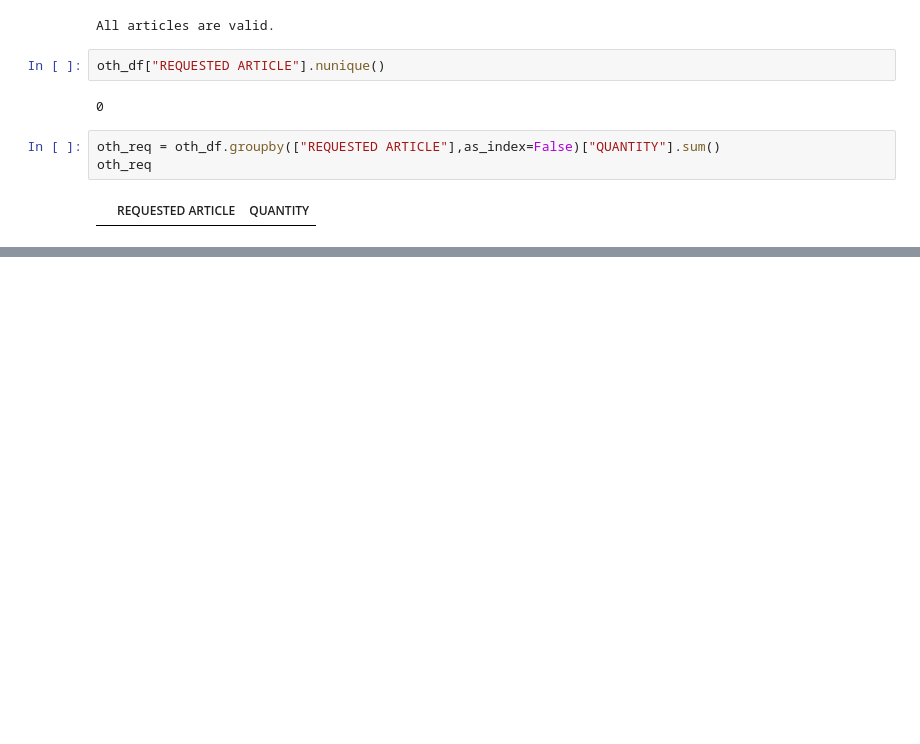
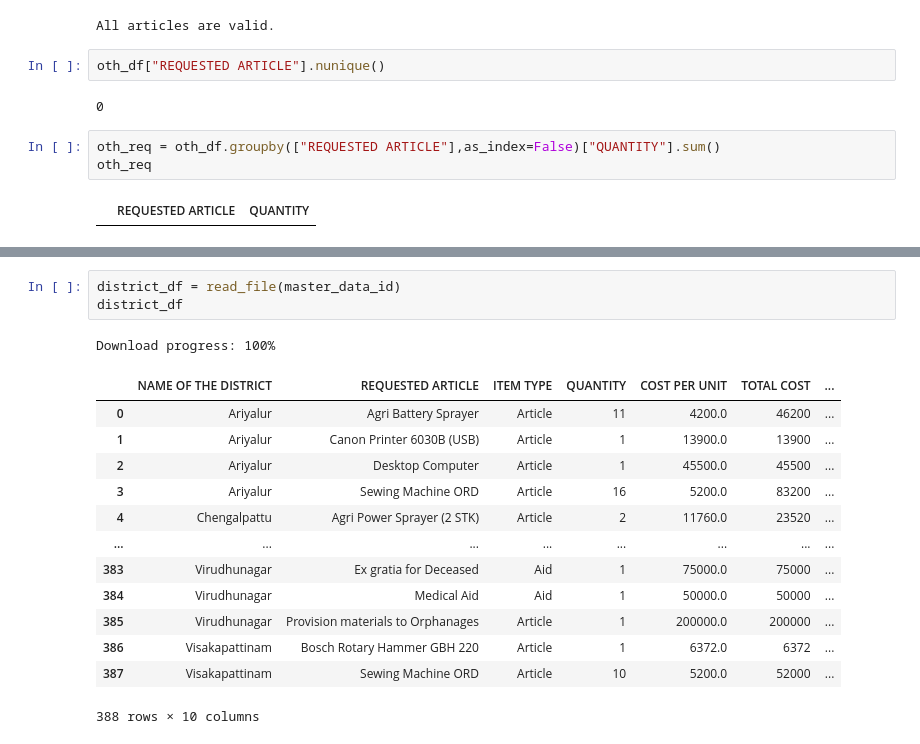
Before and after one commit to ash-sha/MNP25, a Jupyter notebook: codes/frontend.ipynb, the cells around one changed output, grey strips where cells are left out. Saved outputs shown, nothing was run; the diff lists cells and outputs as text; blank space fills up the shorter version.

```diff
--- a/codes/frontend.ipynb
+++ b/codes/frontend.ipynb
@@ -342,0 +358,18 @@ np.int64(13232)
+# %%
+district_df = read_file(master_data_id)
+district_df
+# %% [output]
+Download progress: 100%
+|  | NAME OF THE DISTRICT | REQUESTED ARTICLE | ITEM TYPE | QUANTITY | COST PER UNIT | TOTAL COST | ... |
+| 0 | Ariyalur | Agri Battery Sprayer | Article | 11 | 4200.0 | 46200 | ... |
+| 1 | Ariyalur | Canon Printer 6030B (USB) | Article | 1 | 13900.0 | 13900 | ... |
+| 2 | Ariyalur | Desktop Computer | Article | 1 | 45500.0 | 45500 | ... |
+| 3 | Ariyalur | Sewing Machine ORD | Article | 16 | 5200.0 | 83200 | ... |
+| 4 | Chengalpattu | Agri Power Sprayer (2 STK) | Article | 2 | 11760.0 | 23520 | ... |
+| ... | ... | ... | ... | ... | ... | ... | ... |
+| 383 | Virudhunagar | Ex gratia for Deceased | Aid | 1 | 75000.0 | 75000 | ... |
+| 384 | Virudhunagar | Medical Aid | Aid | 1 | 50000.0 | 50000 | ... |
+| 385 | Virudhunagar | Provision materials to Orphanages | Article | 1 | 200000.0 | 200000 | ... |
+| 386 | Visakapattinam | Bosch Rotary Hammer GBH 220 | Article | 1 | 6372.0 | 6372 | ... |
+| 387 | Visakapattinam | Sewing Machine ORD | Article | 10 | 5200.0 | 52000 | ... |
+388 rows × 10 columns
```
Also changed, not shown: parts of 20 cells of this notebook, 2 other files.
